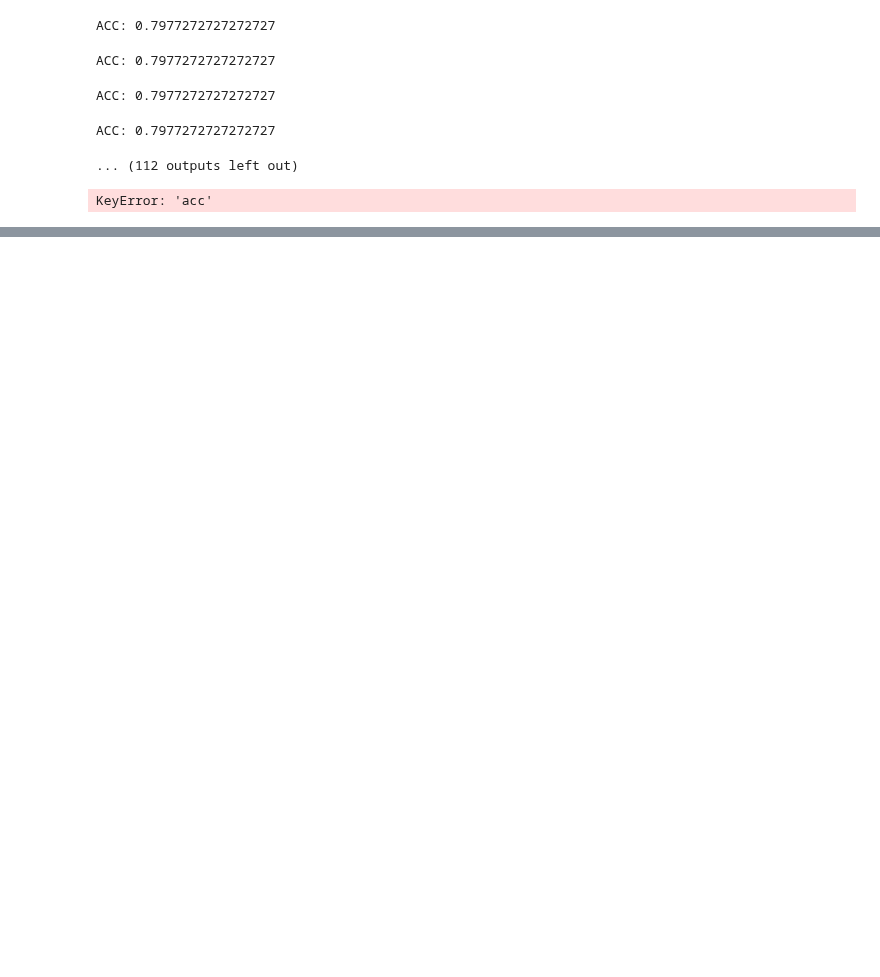
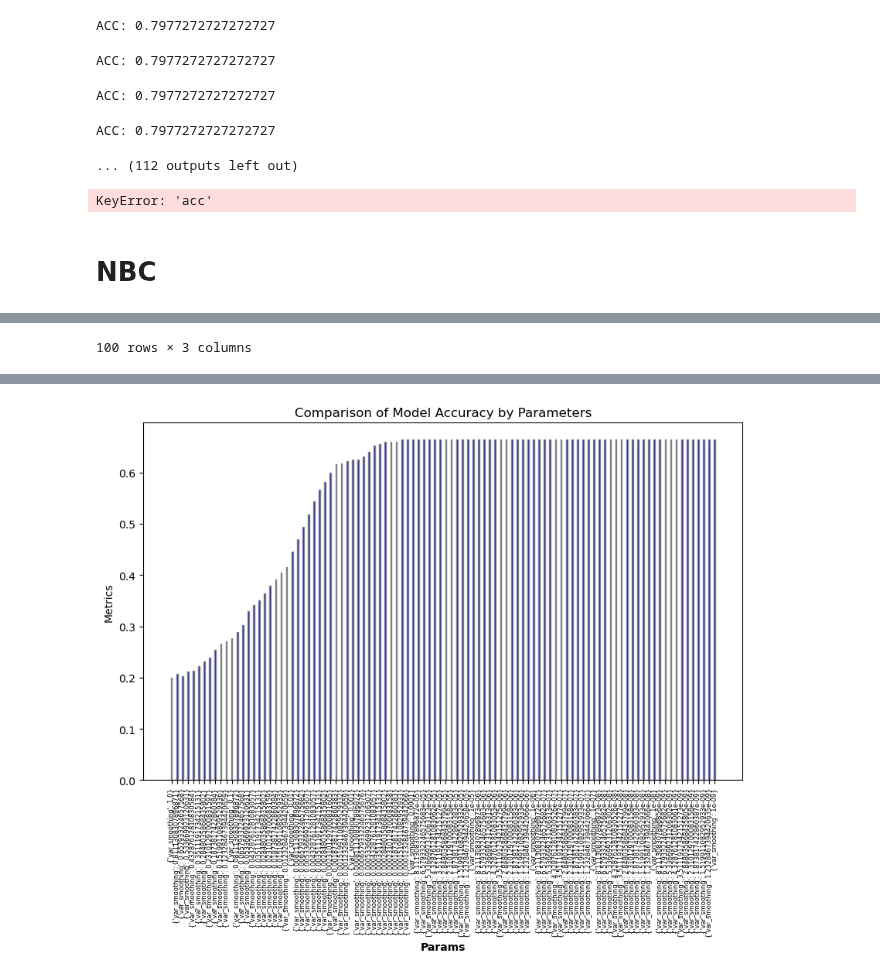
Before and after one commit to MauriceChiu7/573-f1, a Jupyter notebook: randomForestRegressorAlternative.ipynb, the cells around one changed output, grey strips where cells are left out. Cells and saved outputs as stored; diff of their text form; code cells hidden in the pictures; blank space fills up the shorter version.

Commit message:
added hyper tune for nbc

```diff
--- a/randomForestRegressorAlternative.ipynb
+++ b/randomForestRegressorAlternative.ipynb
@@ -1136,3 +1136,75 @@ comparison_df = pd.DataFrame({'actual':y_test, 'predicted':predictions})
 comparison_df.head(20)
 # %% [output]
 KeyError: 'acc'
+# %% [markdown]
+# NBC
+# %%
+import numpy as np
+from sklearn.naive_bayes import GaussianNB
+from sklearn.metrics import accuracy_score
+
+comparison_dict = {
+    'model':[],
+    'params':[],
+    'acc':[],
+    }
+
+# Example hyperparameters for GaussianNB
+params = {'var_smoothing': np.logspace(0,-9, num=100)}
+
+# Example scoring function
+def score_classification(model, X_test, y_test):
+    predictions = model.predict(X_test)
+    return accuracy_score(y_test, predictions)
+
+# Dictionary to store comparison results
+# comparison_dict = {'model': [], 'params': [], 'score': []}
+
+# Hyperparameter tuning loop
+for var_smoothing in params['var_smoothing']:
+    model = GaussianNB(var_smoothing=var_smoothing)
+    # model.fit(X_train, y_train)
+
+    # model_score = score_classification(model, X_test, y_test)
+    my_pipeline = make_pipeline(column_transform, model)
+    my_pipeline.fit(X_train, y_train)
+    predictions = my_pipeline.predict(X_test)
+    predictions = np.round(predictions)
+
+    acc = accuracy_score(y_test, predictions)
+    # print(f"ACC: {acc}")
+
+    comparison_dict['model'].append('gaussian_nb')
+    comparison_dict['params'].append({'var_smoothing': var_smoothing})
+    comparison_dict['acc'].append(acc)
+
+# Data preparation
+models = comparison_dict['model']
+params = comparison_dict['params']
+acc = comparison_dict['acc']
+
+# Number of params
+n = len(params)
+
+# Creating bar positions
+barWidth = 0.25
+r1 = np.arange(n)
+r2 = [x + barWidth for x in r1]
+
+# Creating the bar plot
+plt.figure(figsize=(10,6))
+
+plt.bar(r1, acc, color='b', width=barWidth, edgecolor='grey', label='ACC')
+
+# Adding labels
+plt.xlabel('Params', fontweight='bold')
+plt.xticks([r for r in range(n)], params, rotation=90, fontsize=6)
+plt.ylabel('Metrics')
+plt.title('Comparison of Model Accuracy by Parameters')
+
+comparison_df = pd.DataFrame(comparison_dict)
+all_results.append({'neural_net_classifier': comparison_df})
+display(comparison_df)
+sorted_df = comparison_df.sort_values(by='acc', ascending=False)
+display(sorted_df.head(20))
+# %% [output]
@@ -1138,0 +1223 @@ KeyError: 'acc'
+100 rows × 3 columns
@@ -1138,0 +1241 @@ KeyError: 'acc'
+[figure, added]
```
Also changed, not shown: parts of 1 cell of this notebook.
